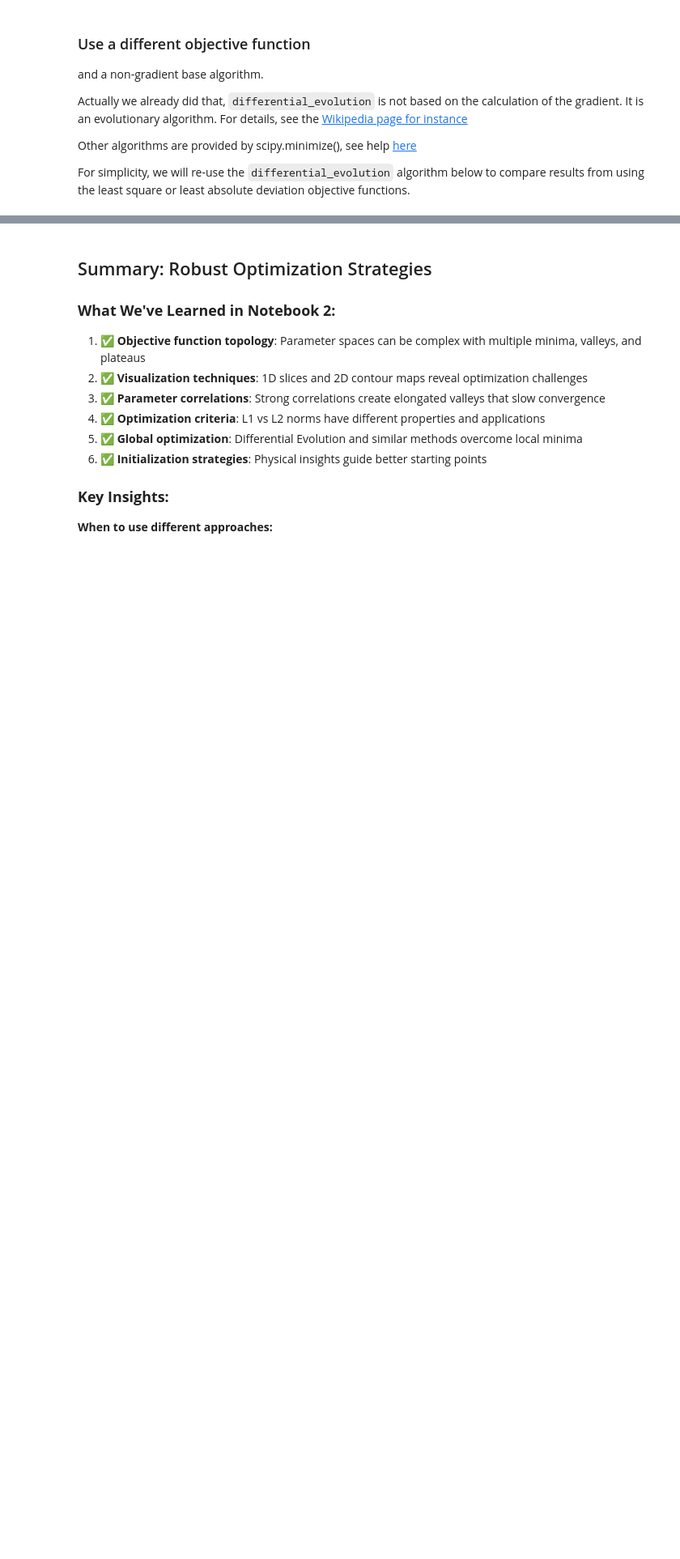
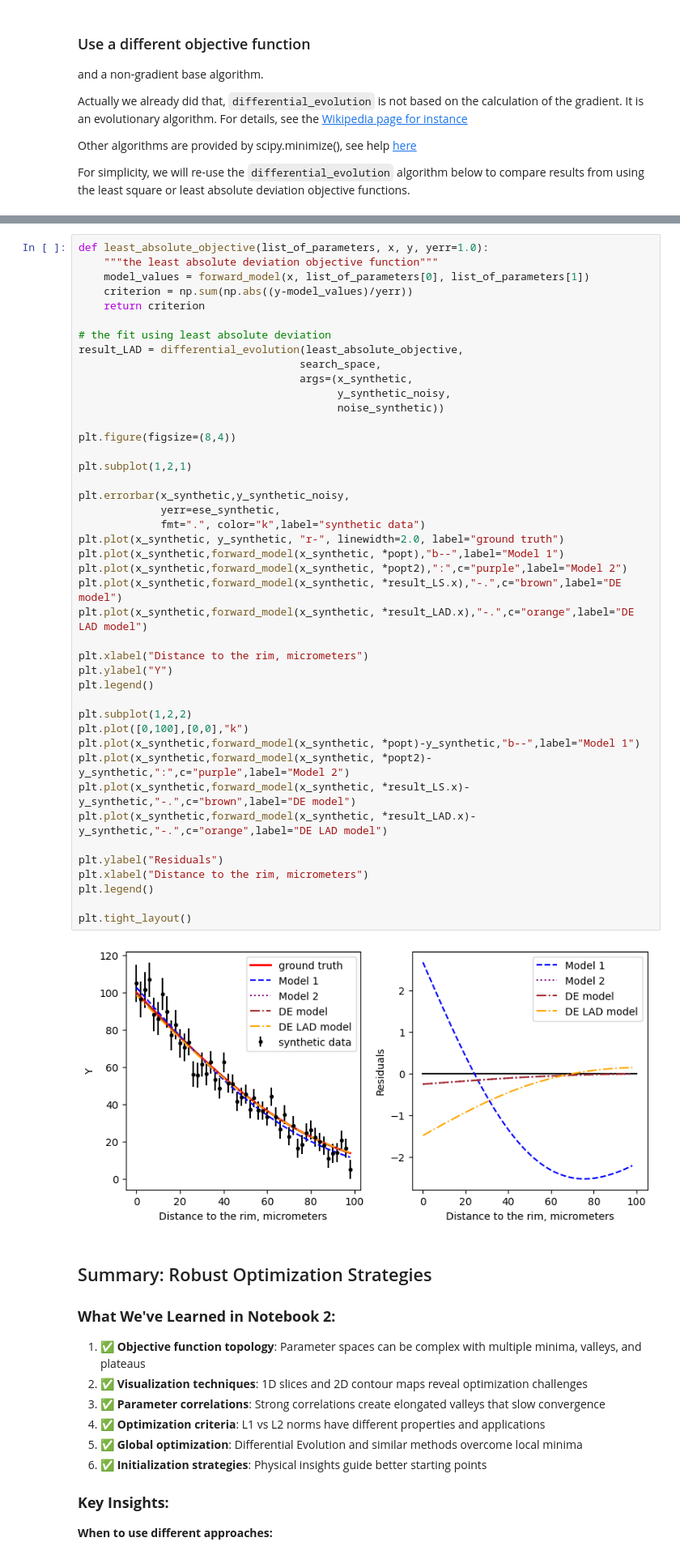
Before and after one commit to charlesll/geochem, a Jupyter notebook: content/OlivineDiffusion_2.ipynb, the cells around one changed output, grey strips where cells are left out. Shown: that part at 81% size. Drawn from its saved outputs; the diff is of its cells as text; blank space fills up the shorter version.

```diff
--- a/content/OlivineDiffusion_2.ipynb
+++ b/content/OlivineDiffusion_2.ipynb
@@ -765,3 +818,48 @@ result_LAD = differential_evolution(
+# %%
+def least_absolute_objective(list_of_parameters, x, y, yerr=1.0):
+    """the least absolute deviation objective function"""
+    model_values = forward_model(x, list_of_parameters[0], list_of_parameters[1])
+    criterion = np.sum(np.abs((y-model_values)/yerr))
+    return criterion
+
+# the fit using least absolute deviation
+result_LAD = differential_evolution(least_absolute_objective,
+                                   search_space,
+                                   args=(x_synthetic,
+                                         y_synthetic_noisy,
+                                         noise_synthetic))
+
+plt.figure(figsize=(8,4))
+
+plt.subplot(1,2,1)
+
+plt.errorbar(x_synthetic,y_synthetic_noisy,
+             yerr=ese_synthetic,
+             fmt=".", color="k",label="synthetic data")
+plt.plot(x_synthetic, y_synthetic, "r-", linewidth=2.0, label="ground truth")
+plt.plot(x_synthetic,forward_model(x_synthetic, *popt),"b--",label="Model 1")
+plt.plot(x_synthetic,forward_model(x_synthetic, *popt2),":",c="purple",label="Model 2")
+plt.plot(x_synthetic,forward_model(x_synthetic, *result_LS.x),"-.",c="brown",label="DE model")
+plt.plot(x_synthetic,forward_model(x_synthetic, *result_LAD.x),"-.",c="orange",label="DE LAD model")
+
+plt.xlabel("Distance to the rim, micrometers")
+plt.ylabel("Y")
+plt.legend()
+
+plt.subplot(1,2,2)
+plt.plot([0,100],[0,0],"k")
+plt.plot(x_synthetic,forward_model(x_synthetic, *popt)-y_synthetic,"b--",label="Model 1")
+plt.plot(x_synthetic,forward_model(x_synthetic, *popt2)-y_synthetic,":",c="purple",label="Model 2")
+plt.plot(x_synthetic,forward_model(x_synthetic, *result_LS.x)-y_synthetic,"-.",c="brown",label="DE model")
+plt.plot(x_synthetic,forward_model(x_synthetic, *result_LAD.x)-y_synthetic,"-.",c="orange",label="DE LAD model")
+
+plt.ylabel("Residuals")
+plt.xlabel("Distance to the rim, micrometers")
+plt.legend()
+
+plt.tight_layout()
+# %% [output]
+[figure, added]
 # %% [markdown]
 ## Summary: Robust Optimization Strategies
 
```
Also changed, not shown: parts of 8 cells of this notebook, 1 other file.
